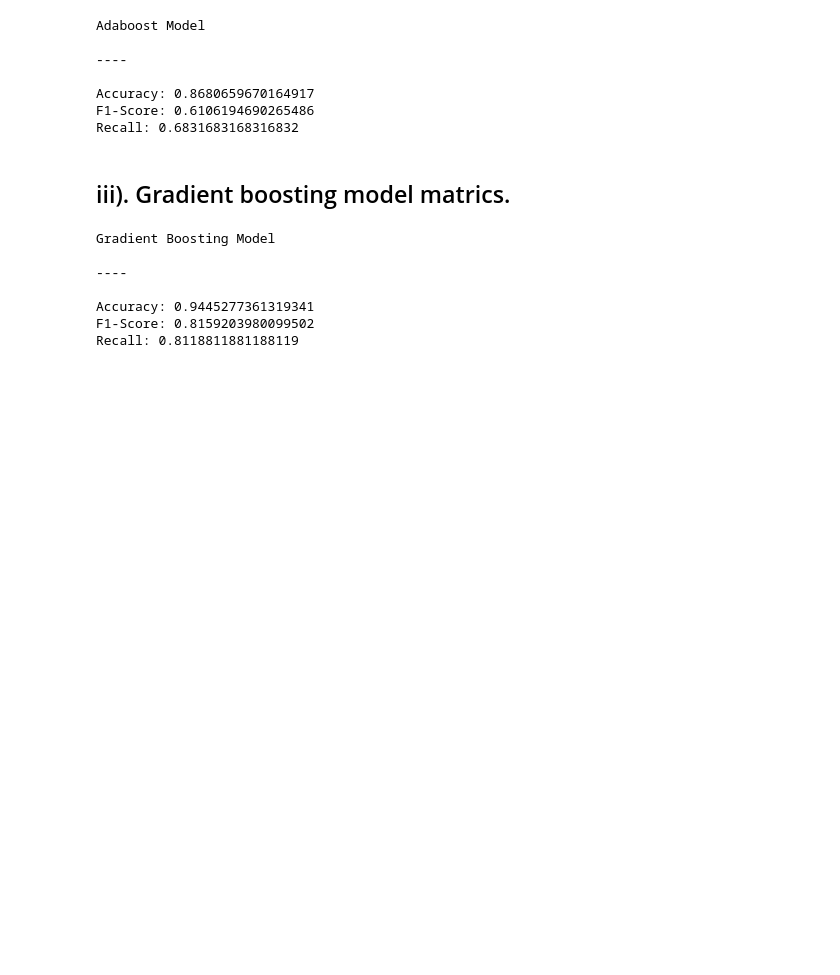
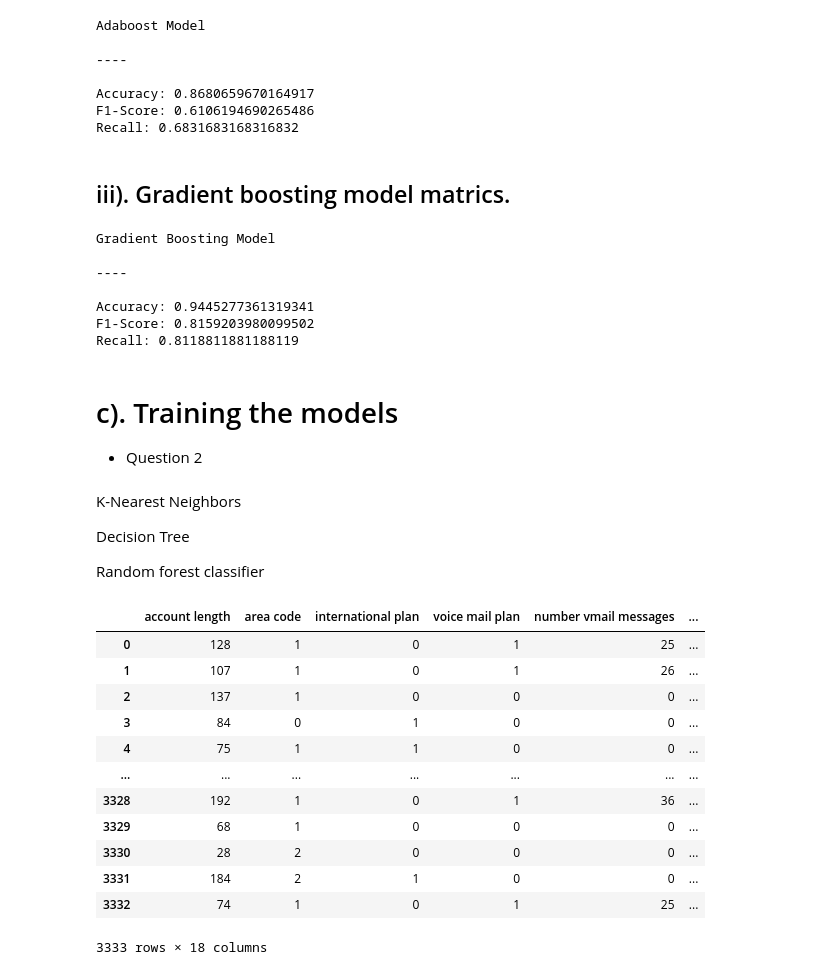
Before and after one commit to KMalinga/churn, a Jupyter notebook: student.ipynb, the cells around one changed output. Saved outputs shown, nothing was run; the diff lists cells and outputs as text; code cells hidden in the pictures; blank space fills up the shorter version.

```diff
--- a/student.ipynb
+++ b/student.ipynb
@@ -677,3 +677,29 @@ Gradient Boosting Model
 Accuracy: 0.9445277361319341
 F1-Score: 0.8159203980099502
 Recall: 0.8118811881188119
+# %% [markdown]
+# c). Training the models
+* Question 2
+# %% [markdown]
+K-Nearest Neighbors
+
+Decision Tree
+
+Random forest classifier
+# %%
+X_train_resampled = np.ascontiguousarray(X_train_resampled)
+X
+# %% [output]
+|  | account length | area code | international plan | voice mail plan | number vmail messages | ... |
+| 0 | 128 | 1 | 0 | 1 | 25 | ... |
+| 1 | 107 | 1 | 0 | 1 | 26 | ... |
+| 2 | 137 | 1 | 0 | 0 | 0 | ... |
+| 3 | 84 | 0 | 1 | 0 | 0 | ... |
+| 4 | 75 | 1 | 1 | 0 | 0 | ... |
+| ... | ... | ... | ... | ... | ... | ... |
+| 3328 | 192 | 1 | 0 | 1 | 36 | ... |
+| 3329 | 68 | 1 | 0 | 0 | 0 | ... |
+| 3330 | 28 | 2 | 0 | 0 | 0 | ... |
+| 3331 | 184 | 2 | 1 | 0 | 0 | ... |
+| 3332 | 74 | 1 | 0 | 1 | 25 | ... |
+3333 rows × 18 columns
```
Also changed, not shown: parts of 5 cells of this notebook.
